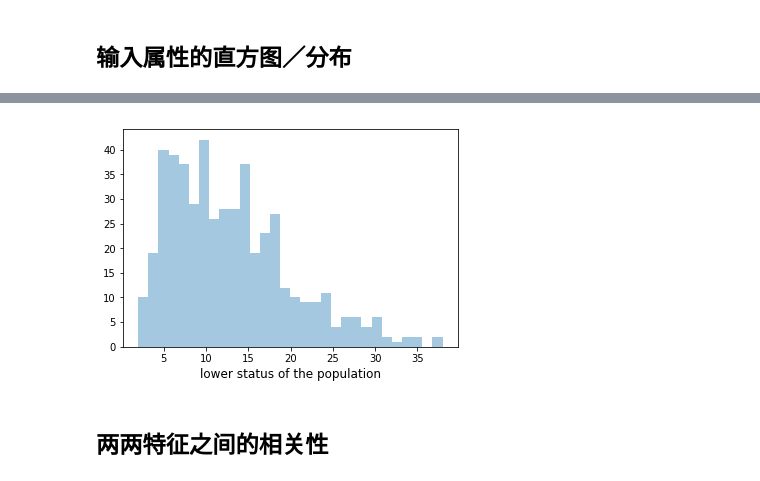
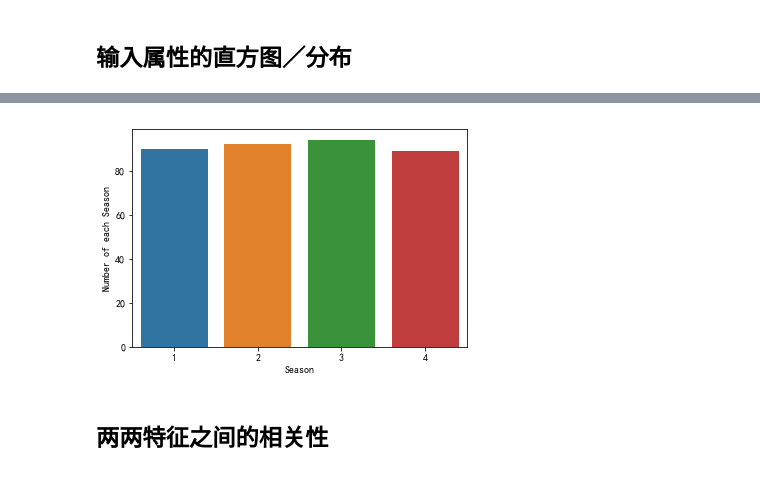
Before and after one commit to jhyehuang/artificial-intelligence, a Jupyter notebook: 第一周/第一周作业/Capital_Bikeshare.ipynb, the cells around one changed output, grey strips where cells are left out. Saved outputs shown, nothing was run; the diff lists cells and outputs as text; code cells hidden in the pictures.

```diff
--- a/第一周/第一周作业/Capital_Bikeshare.ipynb
+++ b/第一周/第一周作业/Capital_Bikeshare.ipynb
@@ -219,10 +163,9 @@ plt.show()
-# %%
-fig = plt.figure()
-sns.distplot(data.LSTAT.values, bins=30, kde=False)
-plt.xlabel('lower status of the population', fontsize=12)
-plt.show()
-# %% [output]
-[figure, removed]
+# %%
+sns.countplot(data_2011.season, order=[1,2,3,4]);
+plt.xlabel('Season');
+plt.ylabel('Number of each Season');
+# %% [output]
+[figure, added]
 # %% [markdown]
 ## 两两特征之间的相关性
 # %%
```
Also changed, not shown: parts of 26 cells of this notebook, 2 other files.
